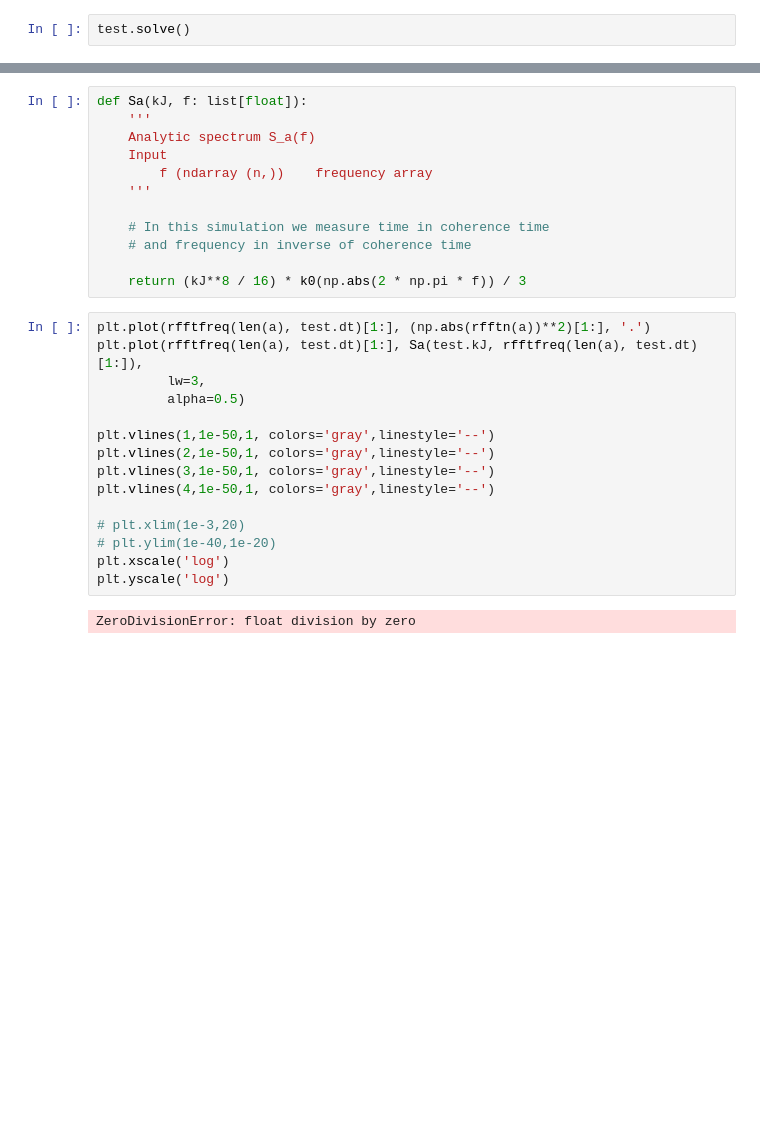
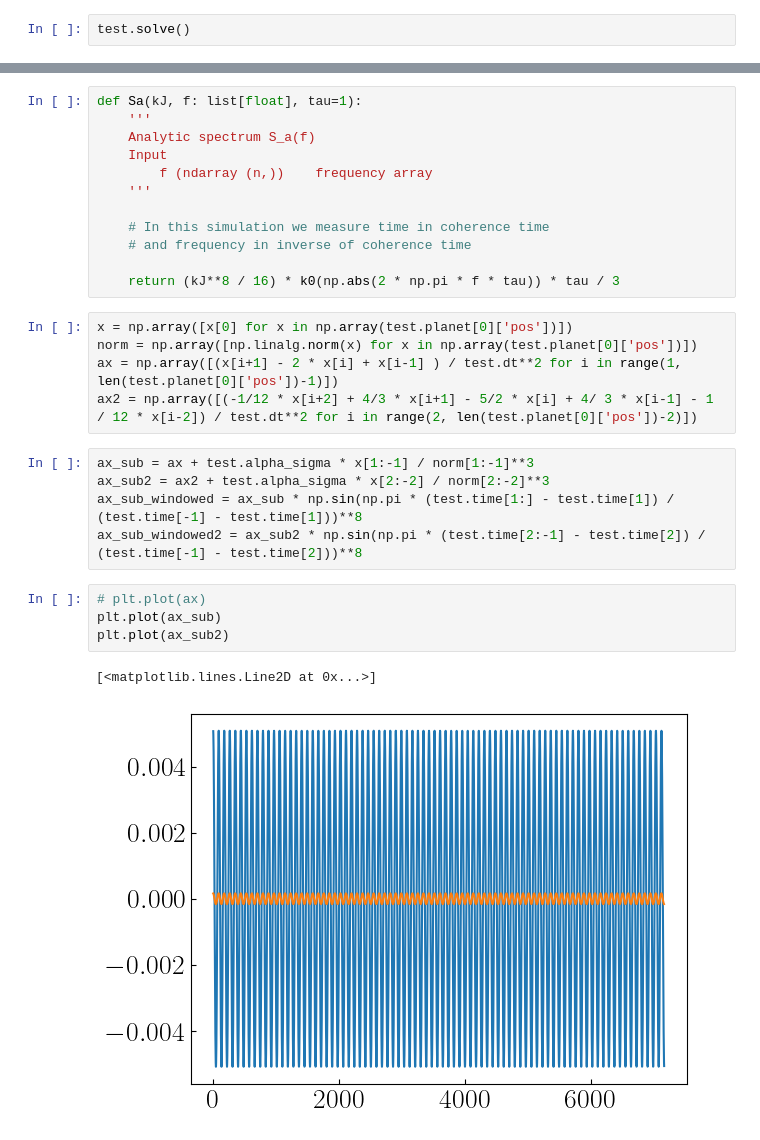
Before and after one commit to hjkim0620/ULDM_HarmonicOscillator, a Jupyter notebook: ULDM_HarmonicOscillator.ipynb, the cells around one changed output, grey strips where cells are left out. Cells and saved outputs as stored; diff of their text form; blank space fills up the shorter version.

```diff
--- a/ULDM_HarmonicOscillator.ipynb
+++ b/ULDM_HarmonicOscillator.ipynb
@@ -498,5 +528,5 @@ plt.yscale('log')
 # %%
-def Sa(kJ, f: list[float]):
+def Sa(kJ, f: list[float], tau=1):
     '''
     Analytic spectrum S_a(f)
     Input
@@ -506,21 +536,21 @@ def Sa(kJ, f: list[float]):
     # In this simulation we measure time in coherence time
     # and frequency in inverse of coherence time
 
-    return (kJ**8 / 16) * k0(np.abs(2 * np.pi * f)) / 3
+    return (kJ**8 / 16) * k0(np.abs(2 * np.pi * f * tau)) * tau / 3
-# %%
-plt.plot(rfftfreq(len(a), test.dt)[1:], (np.abs(rfftn(a))**2)[1:], '.')
-plt.plot(rfftfreq(len(a), test.dt)[1:], Sa(test.kJ, rfftfreq(len(a), test.dt)[1:]),
-         lw=3,
-         alpha=0.5)
-
-plt.vlines(1,1e-50,1, colors='gray',linestyle='--')
-plt.vlines(2,1e-50,1, colors='gray',linestyle='--')
-plt.vlines(3,1e-50,1, colors='gray',linestyle='--')
-plt.vlines(4,1e-50,1, colors='gray',linestyle='--')
-
-# plt.xlim(1e-3,20)
-# plt.ylim(1e-40,1e-20)
-plt.xscale('log')
-plt.yscale('log')
-# %% [output]
-ZeroDivisionError: float division by zero
+# %%
+x = np.array([x[0] for x in np.array(test.planet[0]['pos'])])
+norm = np.array([np.linalg.norm(x) for x in np.array(test.planet[0]['pos'])])
+ax = np.array([(x[i+1] - 2 * x[i] + x[i-1] ) / test.dt**2 for i in range(1, len(test.planet[0]['pos'])-1)])
+ax2 = np.array([(-1/12 * x[i+2] + 4/3 * x[i+1] - 5/2 * x[i] + 4/ 3 * x[i-1] - 1 / 12 * x[i-2]) / test.dt**2 for i in range(2, len(test.planet[0]['pos'])-2)])
+# %%
+ax_sub = ax + test.alpha_sigma * x[1:-1] / norm[1:-1]**3
+ax_sub2 = ax2 + test.alpha_sigma * x[2:-2] / norm[2:-2]**3
+ax_sub_windowed = ax_sub * np.sin(np.pi * (test.time[1:] - test.time[1]) / (test.time[-1] - test.time[1]))**8
+ax_sub_windowed2 = ax_sub2 * np.sin(np.pi * (test.time[2:-1] - test.time[2]) / (test.time[-1] - test.time[2]))**8
+# %%
+# plt.plot(ax)
+plt.plot(ax_sub)
+plt.plot(ax_sub2)
+# %% [output]
+[<matplotlib.lines.Line2D at 0x...>]
+[figure, added]
```
Also changed, not shown: parts of 14 cells of this notebook, 2 other files.
